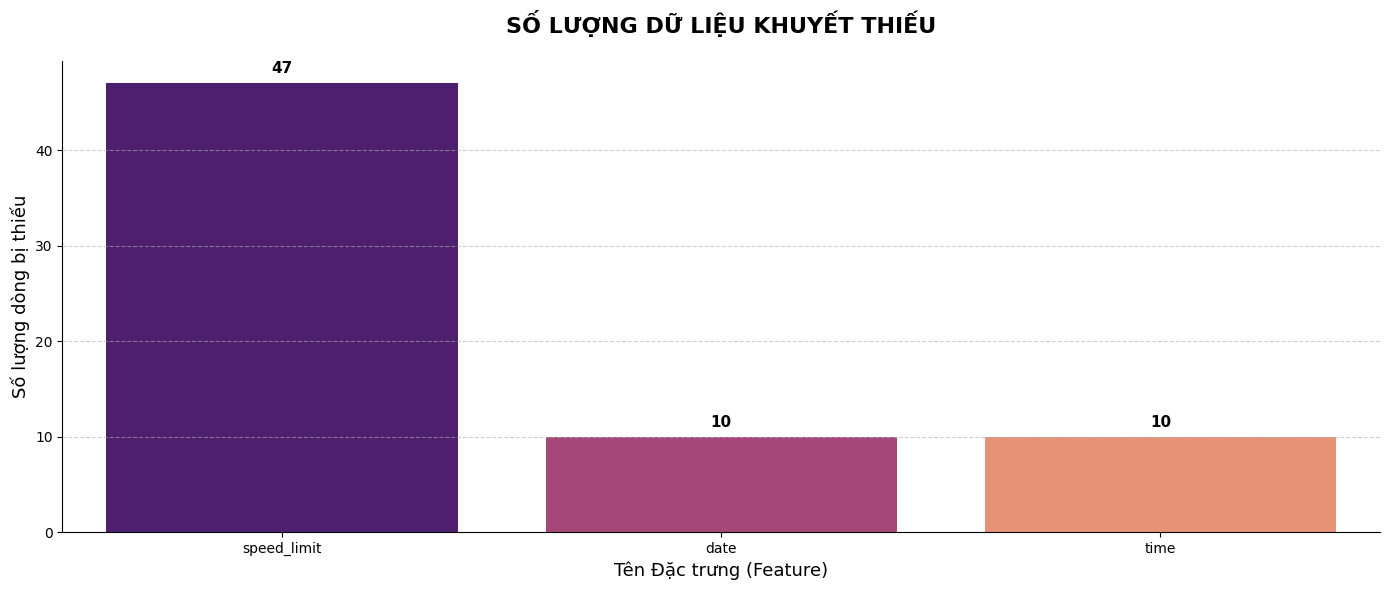
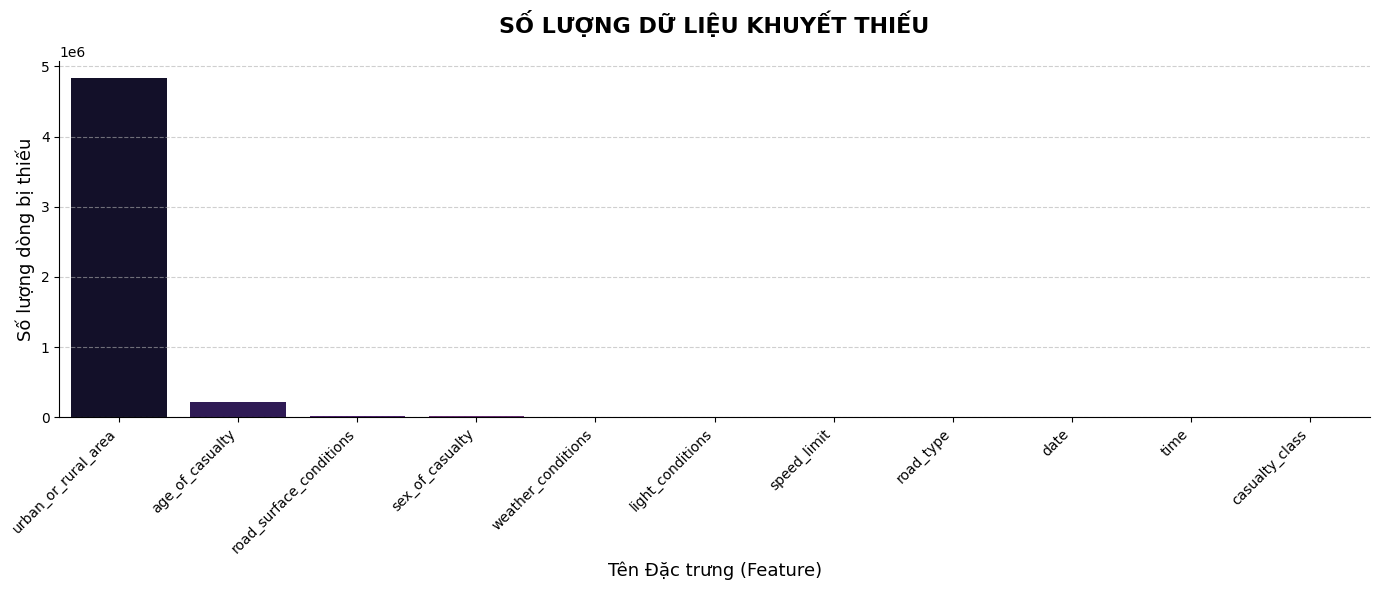
The change to this notebook cell's code, shown as a diff; its figure went from the first image to the second:
--- before
+++ after
@@ -11,14 +11,9 @@
         palette='magma'
     )
-    for p in ax.patches:
-        ax.annotate(f'{int(p.get_height()):,}', 
-                    (p.get_x() + p.get_width() / 2., p.get_height()), 
-                    ha='center', va='bottom', 
-                    fontsize=11, fontweight='bold', color='black', 
-                    xytext=(0, 5), textcoords='offset points')
     plt.title("SỐ LƯỢNG DỮ LIỆU KHUYẾT THIẾU", fontsize=16, fontweight='bold', pad=20)
     plt.xlabel("Tên Đặc trưng (Feature)", fontsize=13)
     plt.ylabel("Số lượng dòng bị thiếu", fontsize=13)
 
+    plt.xticks(rotation=45, ha='right')
     plt.grid(axis='y', linestyle='--', alpha=0.6)
     sns.despine()

Commit: updated data visualization, check_missing_values